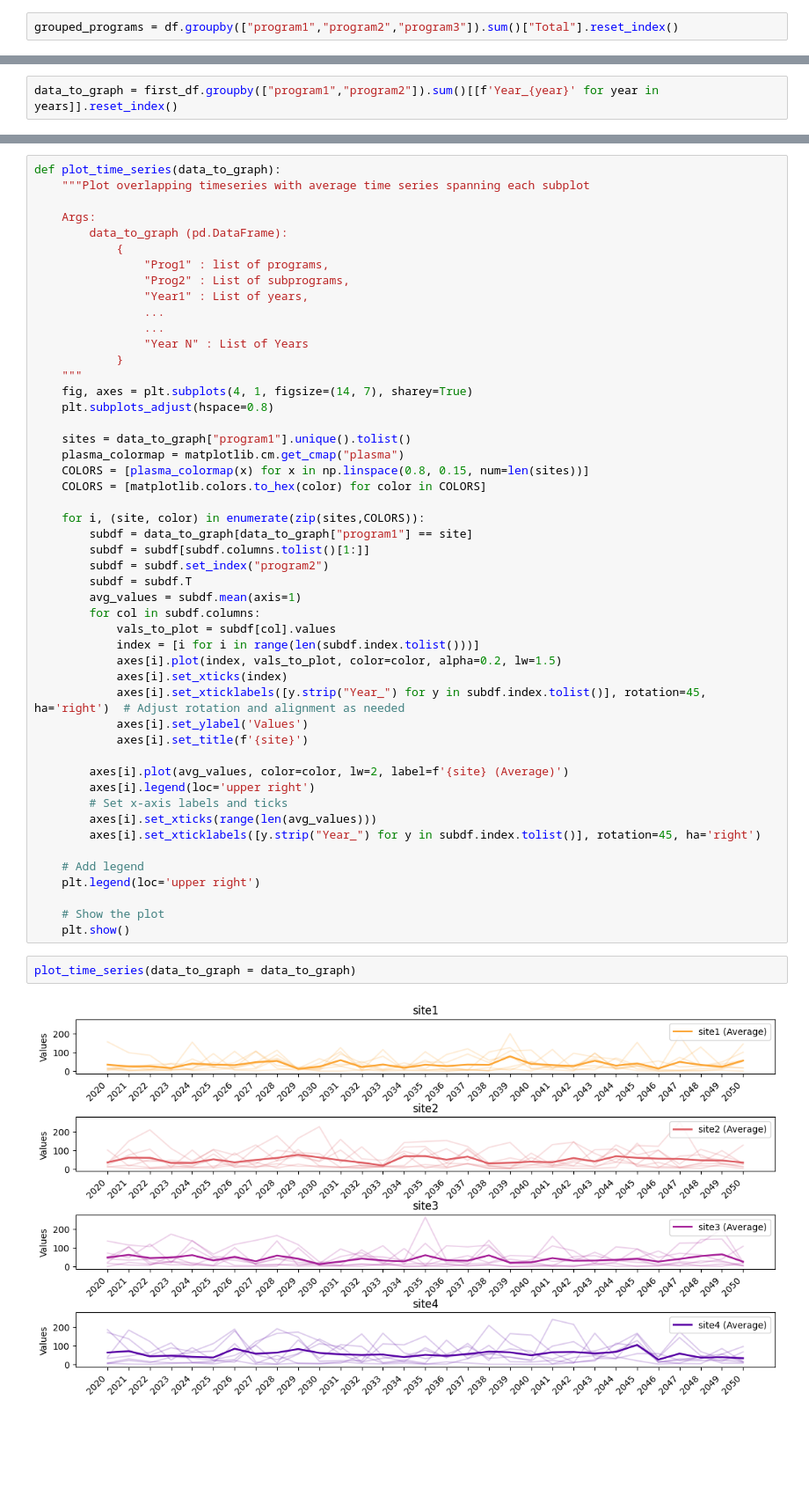
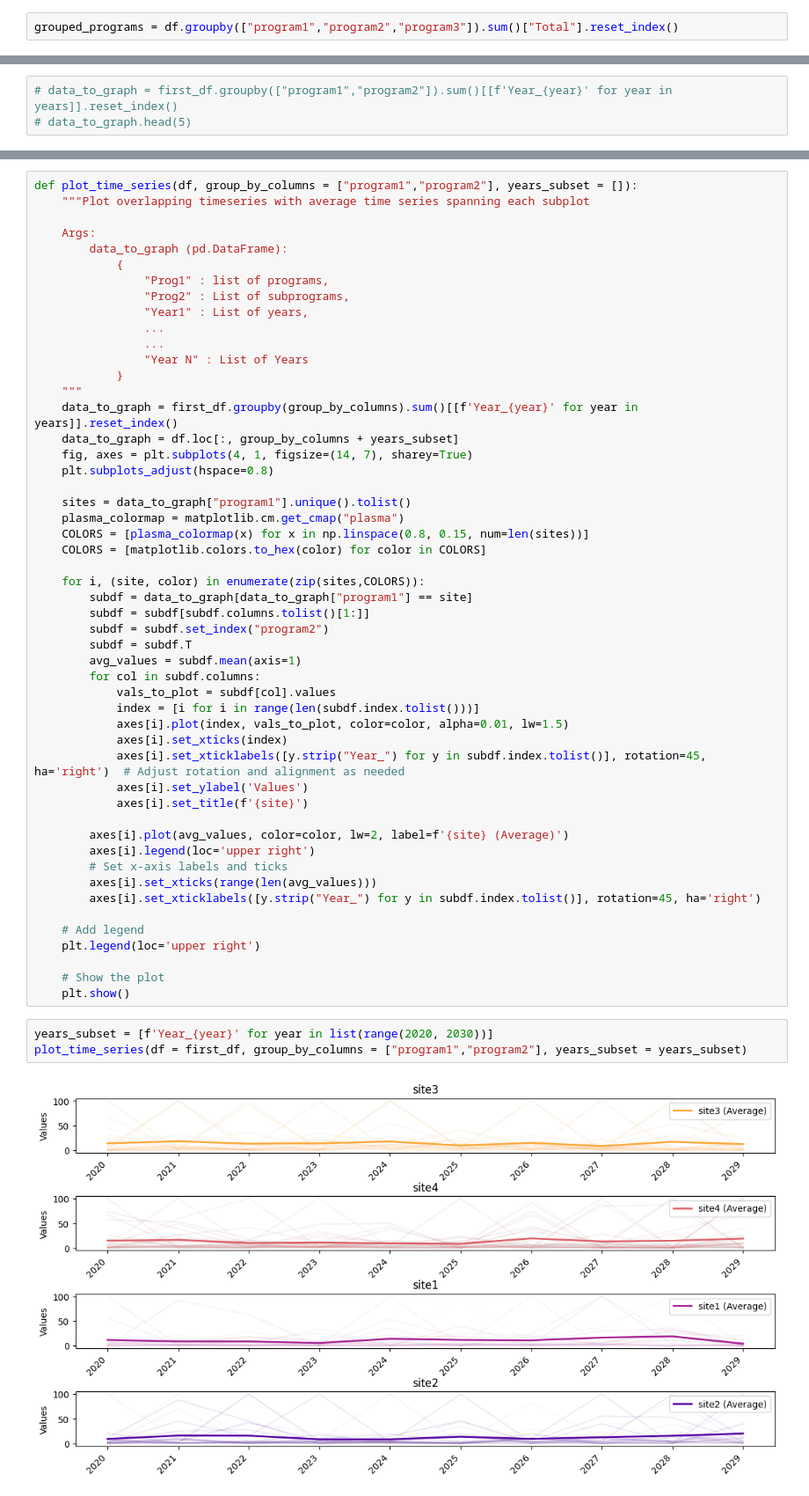
Before and after one commit to saeedbaba1368/Data-Engineering, a Jupyter notebook: Machine Learning & Data Science/data-viz/graphing-examples/sample7.ipynb, the cells around one changed output, grey strips where cells are left out. Shown at 88% size. Saved outputs shown, nothing was run; the diff lists cells and outputs as text; blank space fills up the shorter version.

```diff
--- a/Machine Learning & Data Science/data-viz/graphing-examples/sample7.ipynb
+++ b/Machine Learning & Data Science/data-viz/graphing-examples/sample7.ipynb
@@ -81,4 +82,5 @@ plt.show()
 # %% [output]
 [figure]
 # %%
-data_to_graph = first_df.groupby(["program1","program2"]).sum()[[f'Year_{year}' for year in years]].reset_index()
+# data_to_graph = first_df.groupby(["program1","program2"]).sum()[[f'Year_{year}' for year in years]].reset_index()
+# data_to_graph.head(5)
@@ -95,5 +87,5 @@ data_to_graph.head(5)
 # %%
-def plot_time_series(data_to_graph):
+def plot_time_series(df, group_by_columns = ["program1","program2"], years_subset = []):
     """Plot overlapping timeseries with average time series spanning each subplot
 
     Args:
@@ -107,6 +99,8 @@ def plot_time_series(data_to_graph):
                 "Year N" : List of Years
             }
     """
+    data_to_graph = first_df.groupby(group_by_columns).sum()[[f'Year_{year}' for year in years]].reset_index()
+    data_to_graph = df.loc[:, group_by_columns + years_subset]
     fig, axes = plt.subplots(4, 1, figsize=(14, 7), sharey=True)
     plt.subplots_adjust(hspace=0.8)
 
@@ -124,7 +118,7 @@ def plot_time_series(data_to_graph):
         for col in subdf.columns:
             vals_to_plot = subdf[col].values
             index = [i for i in range(len(subdf.index.tolist()))]
-            axes[i].plot(index, vals_to_plot, color=color, alpha=0.2, lw=1.5)
+            axes[i].plot(index, vals_to_plot, color=color, alpha=0.01, lw=1.5)
             axes[i].set_xticks(index)
             axes[i].set_xticklabels([y.strip("Year_") for y in subdf.index.tolist()], rotation=45, ha='right')  # Adjust rotation and alignment as needed
             axes[i].set_ylabel('Values')
@@ -142,6 +136,7 @@ def plot_time_series(data_to_graph):
     # Show the plot
     plt.show()
 # %%
-plot_time_series(data_to_graph = data_to_graph)
+years_subset = [f'Year_{year}' for year in list(range(2020, 2030))]
+plot_time_series(df = first_df, group_by_columns = ["program1","program2"], years_subset = years_subset)
 # %% [output]
-[figure, old version]
+[figure, new version]
```
Also changed, not shown: parts of 2 cells of this notebook.
